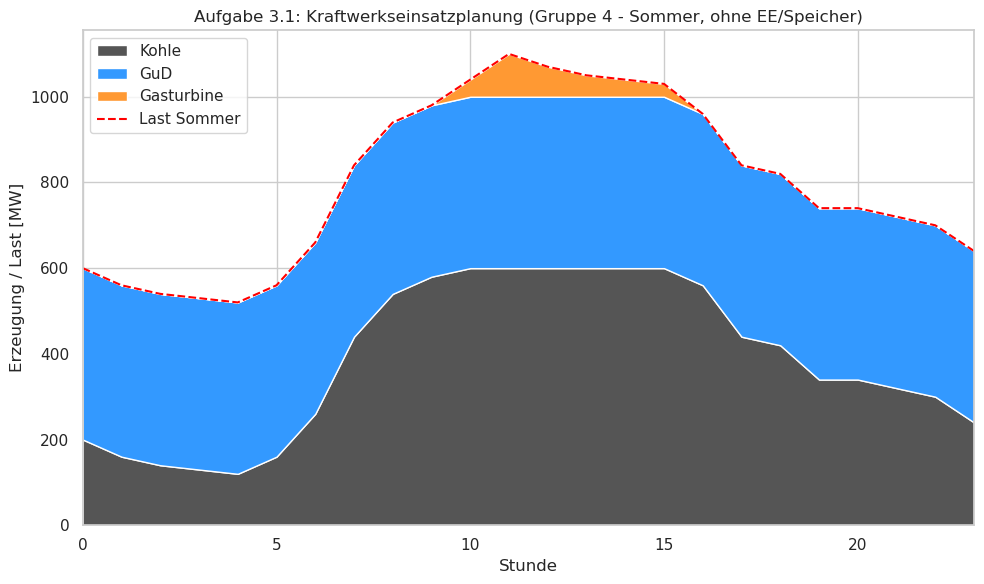
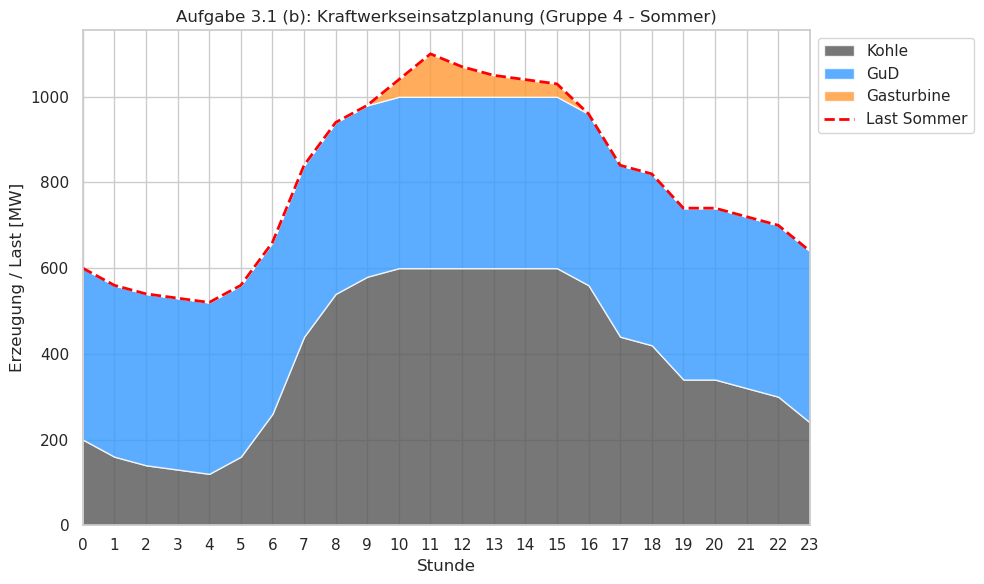
The change to this notebook cell's code, shown as a diff; its figure went from the first image to the second:
--- before
+++ after
@@ -5,8 +5,8 @@
 import seaborn as sns
 
-# Solver Installation (falls noch nicht geschehen)
+# falls nicht vorhanden müsst ihr noch den Solver installieren. Den Solver aus der Angabe hab ich nicht zum Laufen gebracht.
 # !pip install highspy
 
-# 1. Daten aus der Angabe für Gruppe 4
+# 1. Daten aus der Angabe für Gruppe 4 
 T = 24
 timesteps = np.arange(T)
@@ -31,5 +31,5 @@
     emissions_per_mwh[n] = emission_factor[n] / efficiency[n]
 
-# 2. Daten laden (Gruppe 4 nutzt "Last Sommer")
+# 2. Daten laden ("Last Sommer") das Excel muss im selben Ordner sein wie das Notebook!
 df = pd.read_excel('Last_PV_Wind.xlsx')
 load = df['Last Sommer [MW]'] 
@@ -62,15 +62,40 @@
 results = opt.solve(model)
 
-# 5. Auswertung
+# 5. Ausgabe für Aufgabe 3.1 c) und d)
+print("-" * 65)
+print(f"{'Stunde':<10} | {'Schattenvariable (c)':<25} | {'Strompreis [€/MWh] (d)':<20}")
+print("-" * 65)
 
-# a) Gesamtkosten und Emissionen berechnen
+stunden_liste = []
+schattenvariablen_liste = []
+
+for t in timesteps:
+    # Wert der Schattenvariable extrahieren
+    val = model.dual[model.load_con[t]]
+    stunden_liste.append(t)
+    schattenvariablen_liste.append(val)
+    
+    print(f"{t:02d}:00 - {t+1:02d}:00 | {val:25.2f} | {val:20.2f}")
+
+print("-" * 65)
+
+# Zusätzliche Info für die Interpretation (Aufgabe c):
+print("\nInterpretation für Aufgabenteil c):")
+print("Die Schattenvariable gibt an, um wie viele EUR sich die Zielfunktion (Gesamtkosten)")
+print("erhöhen würde, wenn die Last in dieser Stunde um 1 MW steigen würde.")
+print("Sie entspricht den Grenzkosten des teuersten Kraftwerks, das in dieser Stunde")
+print("gerade noch zur Deckung der Last benötigt wird (Grenzkraftwerk).")
+
+# 6. Gesamtkosten und Emissionen (Aufgabe 3.1 a)
 total_costs = model.obj()
 total_emissions = sum(model.x[n, t].value * emissions_per_mwh[n] for n in thermalPlant for t in timesteps)
 
-print(f"--- Ergebnisse Aufgabe 3.1 a) ---")
+print("-" * 65)
+print(f"Aufgabenteil a)")
 print(f"Gesamtkosten: {total_costs:,.2f} EUR")
-print(f"Gesamt-Emissionen: {total_emissions:,.2f} tCO2\n")
+print(f"Gesamt-Emissionen: {total_emissions:,.2f} tCO2")
+print("-" * 65)
 
-# Erzeugungswerte in DataFrame speichern
+# 7. Plotting (Aufgabe 3.1 b)
 PowerThermal = pd.DataFrame(index=timesteps, columns=thermalPlant)
 for t in timesteps:
@@ -78,11 +103,4 @@
         PowerThermal.loc[t, n] = model.x[n, t].value
 
-# c) & d) Schattenvariablen / Strompreis
-# Die Schattenvariable der Lastbedingung entspricht den Grenzkosten der Stromerzeugung (Strompreis)
-shadow_prices = [model.dual[model.load_con[t]] for t in timesteps]
-print(f"--- Ergebnisse Aufgabe 3.1 c) & d) ---")
-print(f"Durchschnittlicher Strompreis: {np.mean(shadow_prices):.2f} EUR/MWh\n")
-
-# 6. Plotting (Aufgabe 3.1 b)
 sns.set_theme(style="whitegrid")
 fig, ax = plt.subplots(figsize=(10, 6))
@@ -91,12 +109,14 @@
              PowerThermal.to_numpy(dtype=float).transpose(), 
              labels=thermalPlant,
-             colors=['#555555', '#3399FF', '#FF9933'])
+             colors=['#555555', '#3399FF', '#FF9933'],
+             alpha=0.8)
 
-ax.plot(timesteps, load, color='red', linestyle='--', label='Last Sommer')
+ax.plot(timesteps, load, color='red', linestyle='--', linewidth=2, label='Last Sommer')
 
-ax.set_title('Aufgabe 3.1: Kraftwerkseinsatzplanung (Gruppe 4 - Sommer, ohne EE/Speicher)')
-ax.legend(loc='upper left')
+ax.set_title('Aufgabe 3.1 (b): Kraftwerkseinsatzplanung (Gruppe 4 - Sommer)')
+ax.legend(loc='upper left', bbox_to_anchor=(1, 1))
 ax.set_ylabel('Erzeugung / Last [MW]')
 ax.set_xlabel('Stunde')
+ax.set_xticks(timesteps)
 ax.set_xlim(0, 23)
 fig.tight_layout()

Commit: clean up and add a Table